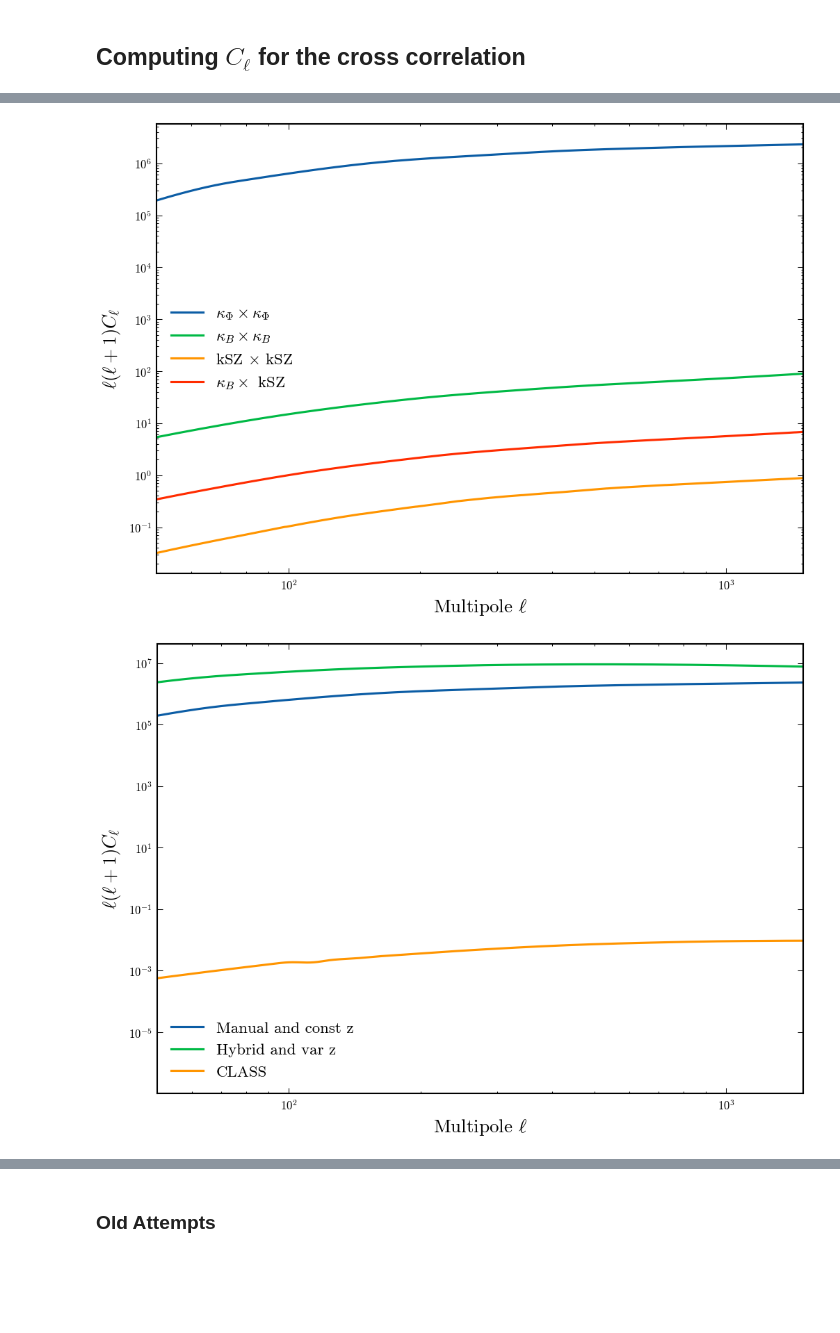
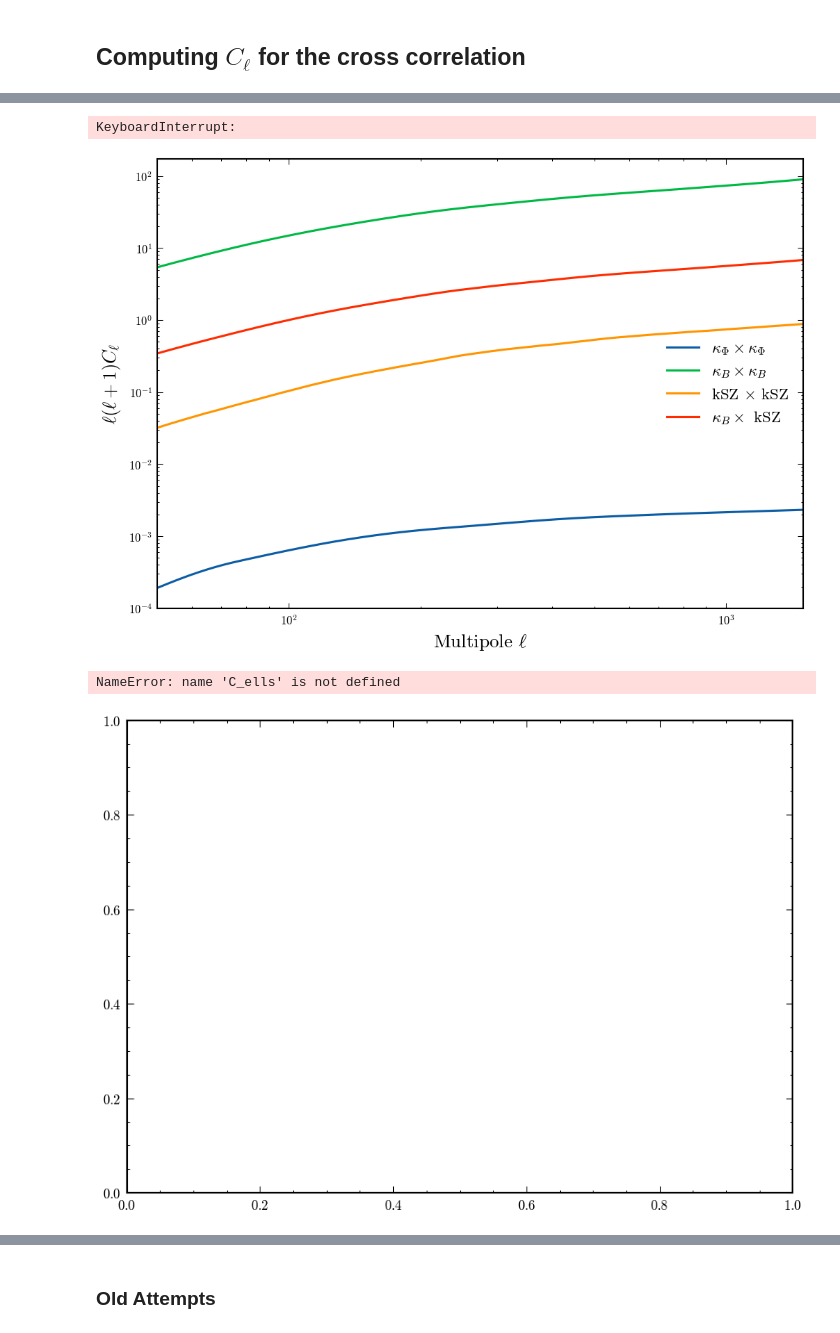
Before and after one commit to vPedreros/gravitomagnetic, a Jupyter notebook: gravitomagnetic.ipynb, the cells around one changed output, grey strips where cells are left out. Drawn from its saved outputs; the diff is of its cells as text; code cells hidden in the pictures; blank space fills up the shorter version.

```diff
--- a/gravitomagnetic.ipynb
+++ b/gravitomagnetic.ipynb
@@ -584,4 +509,4 @@ ax.legend()
 # %%
 # # Compute curl power spectrum using Pylians
 
-k, Pk_curl, Nmodes = PKL.Pk_curl(qx_field, qy_field, qz_field, 1024, MAS='CIC', threads=1, cross_terms=True)
+# k, Pk_curl, Nmodes = PKL.Pk_curl(qx_field, qy_field, qz_field, 1024, MAS='CIC', threads=1, cross_terms=True)
@@ -811,8 +549,8 @@ def C_ell_XY(z_s, ell, kmin, kmax, Pk, kernelX, kernelY, z_min=1e-5, Pk_evol=Fal
     Compute C_ell^{XY} integrating over redshift.
     Kernels must have signature kernel(z, z_s).
     """
-    z_grid = np.linspace(z_min, z_s, 1000)
-    chi_grid = chi_of_z(z_grid)
+    z_grid = np.linspace(z_min, z_s, 3000)
+    chi_grid = utils.chi_of_z(z_grid)
 
     # restrict to valid chi by k-range
     mask = (ell/chi_grid < kmax) & (ell/chi_grid > kmin)
@@ -832,11 +570,11 @@ def C_ell_XY(z_s, ell, kmin, kmax, Pk, kernelX, kernelY, z_min=1e-5, Pk_evol=Fal
     C_ell_int *= KX * KY
 
     # (chi/ell)^2 factor, except for kappaPhi-kappaPhi
-    if not (kernelX is kernel_kappaPhi and kernelY is kernel_kappaPhi):
+    if not (kernelX is utils.kernel_kappaPhi and kernelY is utils.kernel_kappaPhi):
         C_ell_int *= (chi/ell)**2
 
     # factor dchi/dz
-    C_ell_int *= pars['c'] / Hubble(z, pars)
+    C_ell_int *= pars['c'] / utils.Hubble(z, pars)
 
     # integrate in z
     C_ell = simpson(C_ell_int, x=z)
@@ -843,0 +642,15 @@ def C_ell_XY(z_s, ell, kmin, kmax, Pk, kernelX, kernelY, z_min=1e-5, Pk_evol=Fal
+# %%
+ell_grid = np.arange(100, 10000)
+
+C_ells_lensing = np.zeros_like(ell_grid, dtype=float)
+
+for idx, ell in enumerate(ell_grid):
+    C_ells_lensing[idx] = C_ell_lensing(
+        z_s=1.4,
+        ell=ell,
+        z_min=1e-5,
+        kmin=kk[0],P
+        kmax=kk[-1],
+        Pk=Pk_m_class_varz_int,
+        Pk_evol=True,
+    )
@@ -859,7 +741,7 @@ for idx, ell in enumerate(ell_grid):
         ell=ell,
         kmin=k_q[0],
         kmax=k_q[-1],
-        Pk=Pk_omega_int,
+        Pk=Pk_omega_interp,
         kernelX=kernel_kappaB,
         kernelY=kernel_kappaB
     )
@@ -868,7 +750,7 @@ for idx, ell in enumerate(ell_grid):
         ell=ell,
         kmin=k_m[0],
         kmax=k_m[-1],
-        Pk=Pk_matter_int,
+        Pk=Pk_matter_interp,
         kernelX=kernel_kappaPhi,
         kernelY=kernel_kappaPhi
     )
@@ -877,7 +759,7 @@ for idx, ell in enumerate(ell_grid):
         ell=ell,
         kmin=k_q[0],
         kmax=k_q[-1],
-        Pk=Pk_omega_int,
+        Pk=Pk_omega_interp,
         kernelX=kernel_ksz,
         kernelY=kernel_ksz
     )
@@ -886,25 +768,25 @@ for idx, ell in enumerate(ell_grid):
         ell=ell,
         kmin=k_q[0],
         kmax=k_q[-1],
-        Pk=Pk_omega_int,
+        Pk=Pk_omega_interp,
         kernelX=kernel_kappaB,
         kernelY=kernel_ksz
     )
-    C_ells['lensing_class'][idx] = C_ell_XY(
+    C_ells['lensing_class'][idx] = C_ell_lensing(
         z_s=3.0,  # source redshift
         ell=ell,
         kmin=k_m[0],
         kmax=k_m[-1],
-        Pk=Pk_m_class_varz_interp,
-        kernelX=kernel_kappaPhi,
-        kernelY=kernel_kappaPhi,
+        Pk=Pk_m_class_varz_int,
         Pk_evol=True
     )
+# %% [output]
+KeyboardInterrupt:
 # %%
 fig, ax = plt.subplots(figsize=(7, 5))
 
 # Plot all spectra
-ax.loglog(ell_grid, ell_grid*(ell_grid+1)*C_ells['lensing']     , label=r"$\kappa_\Phi \times \kappa_\Phi$")
+ax.loglog(ell_grid, ell_grid*(ell_grid+1)*C_ells['lensing']/1e9     , label=r"$\kappa_\Phi \times \kappa_\Phi$")
 ax.loglog(ell_grid, ell_grid*(ell_grid+1)*C_ells['gravB']       , label=r"$\kappa_B \times \kappa_B$")
 ax.loglog(ell_grid, ell_grid*(ell_grid+1)*C_ells['kSZ']         , label=r"kSZ $\times$ kSZ")
 ax.loglog(ell_grid, ell_grid*(ell_grid+1)*C_ells['B_X_kSZ']     , label=r"$\kappa_B \times$ kSZ")
@@ -923,32 +805,31 @@ ax.set_xlim(ell_grid.min(), ell_grid.max())
 plt.tight_layout()
 plt.show()
 # %% [output]
-[figure, old version]
+[figure, new version]
 # %%
-cl['ell'], Cl_kk
-
-
 fig, ax = plt.subplots(figsize=(7, 5))
 
 factor = Cl_kk[ell_grid[-1]]/C_ells['lensing'][-1]
+factor_class = Cl_kk[ell_grid[-1]]/C_ells['lensing_class'][-1]
 
 # Plot all spectra
 ax.loglog(ell_grid, ell_grid*(ell_grid+1)*C_ells['lensing'], label=r"Manual and const z")
 ax.loglog(ell_grid, ell_grid*(ell_grid+1)*C_ells['lensing_class'], label=r"Hybrid and var z")
 ax.loglog(cl['ell'], cl['ell']*(cl['ell']+1)*Cl_kk, label=r"CLASS")
 
 # Axis labels
 ax.set_xlabel(r"Multipole $\ell$", fontsize=13)
 ax.set_ylabel(r"$\ell(\ell+1)C_\ell$", fontsize=13)
 
 # Legend
 ax.legend(fontsize=11, loc="best", frameon=False)
 
 # Grid and limits
 # ax.grid(True, which="both", ls="--", lw=0.5, alpha=0.7)
 ax.set_xlim(ell_grid.min(), ell_grid.max())
 
 plt.tight_layout()
 plt.show()
 # %% [output]
+NameError: name 'C_ells' is not defined
-[figure, old version]
+[figure, new version]
```
Also changed, not shown: parts of 42 cells of this notebook, 2 other files.
